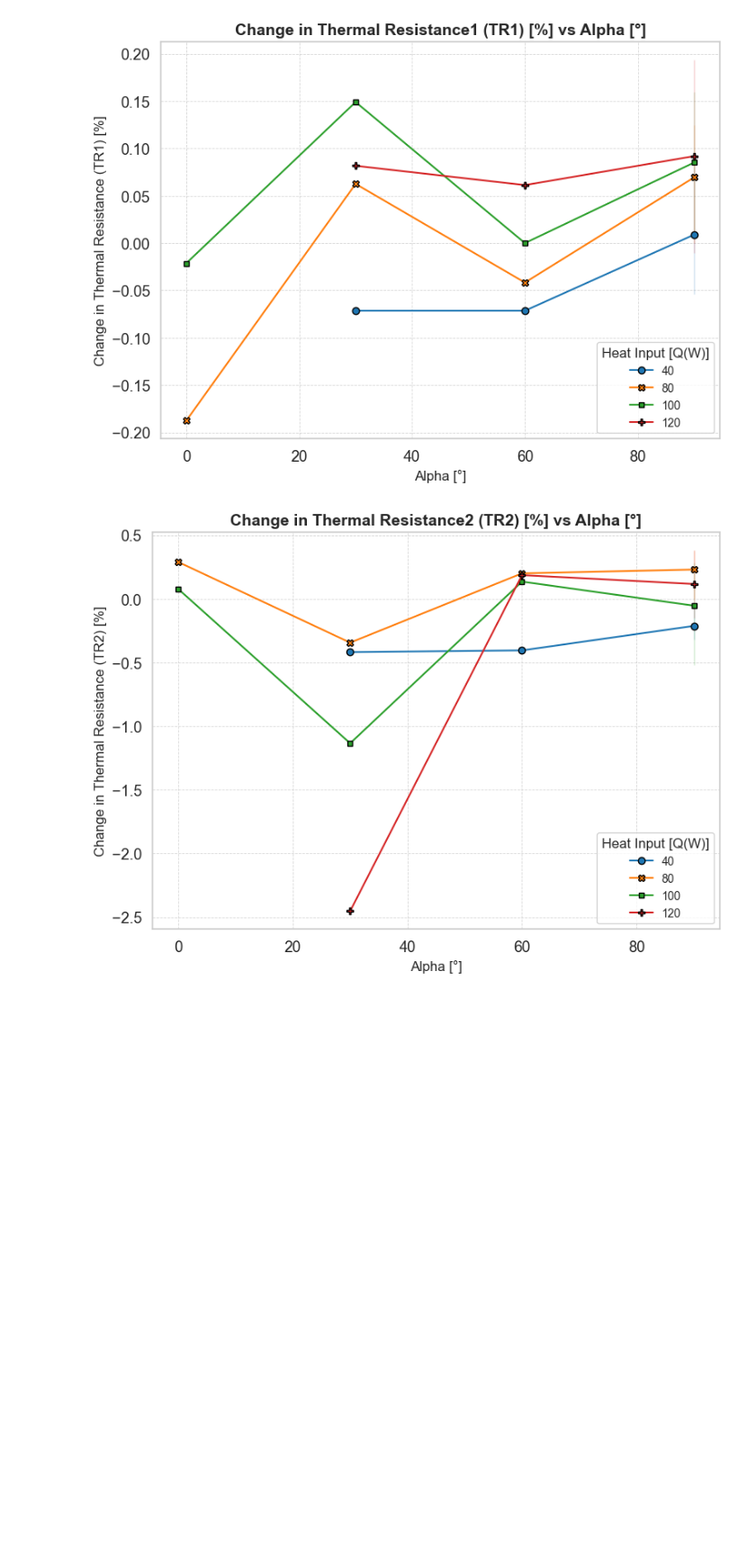
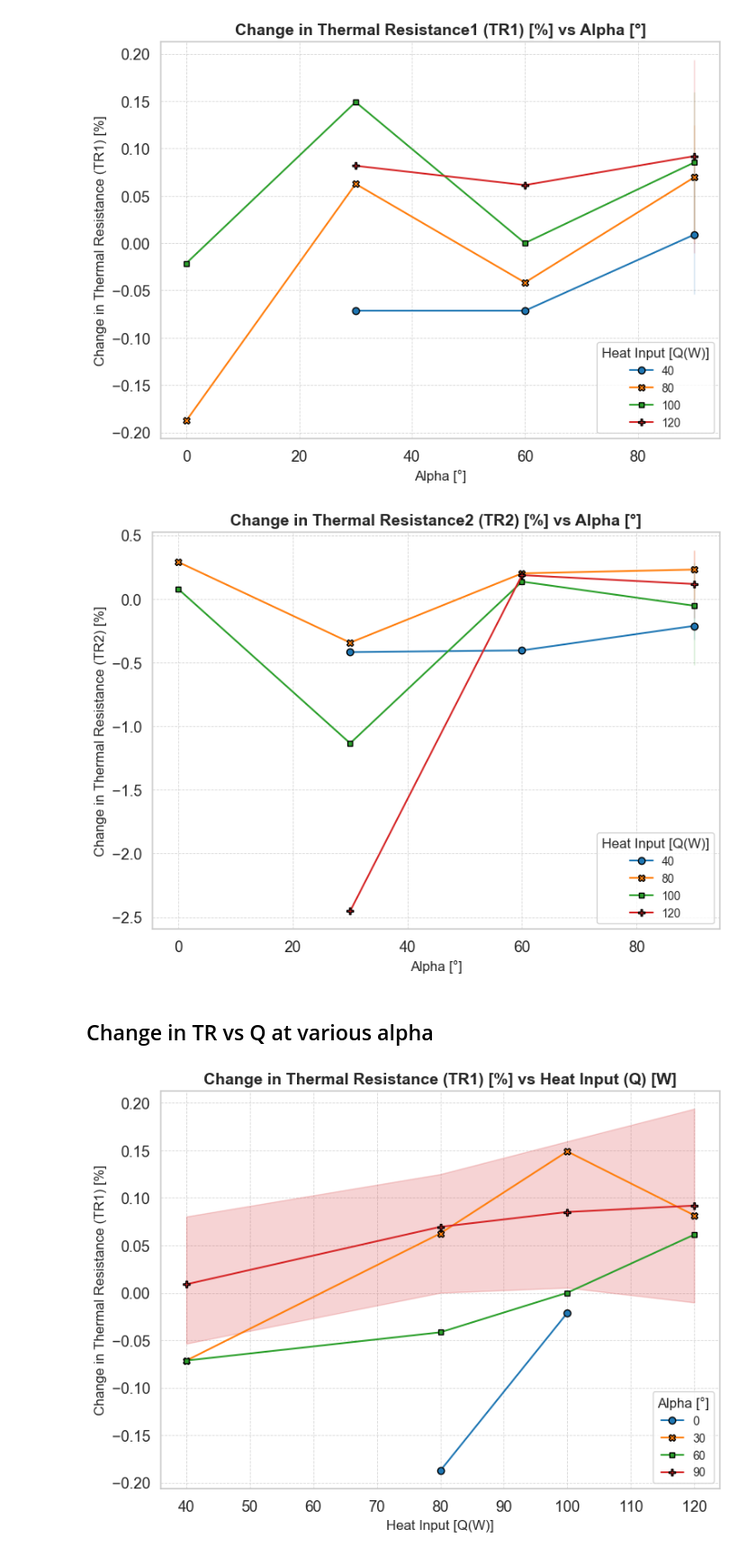
Before and after one commit to kamleshparmar17/Advanced_PulseHeatPipe_krp, a Jupyter notebook: ml/eda/plots_five_steps_method.ipynb, the cells around one changed output. Shown at 90% size. Cells and saved outputs as stored; diff of their text form; code cells hidden in the pictures; blank space fills up the shorter version.

Commit message:
plots_five_steps_method is updated

```diff
--- a/ml/eda/plots_five_steps_method.ipynb
+++ b/ml/eda/plots_five_steps_method.ipynb
@@ -894,3 +847,71 @@ plt.tight_layout()
 plt.show()
 # %% [output]
 [figure]
+# %% [markdown]
+## Change in TR vs Q at various alpha
+# %%
+#import pandas as pd
+#import seaborn as sns
+#import matplotlib.pyplot as plt
+
+# Load the Excel file
+file_path = '../../data/observation_alpha_beta.xlsx'
+excel_data = pd.ExcelFile(file_path)
+
+# Load the data from the "demo" sheet
+df = excel_data.parse("demo")
+
+# Drop rows with missing or NaN values in the relevant columns
+df_cleaned = df.dropna(subset=["alpha", "Change_in_TR1[%]", "Q[W]"])
+
+# Check unique alpha values for the plot
+unique_alpha_values = df_cleaned["alpha"].unique()
+
+# Set style and context for publication-quality visuals
+sns.set_context("notebook", font_scale=1.2)
+sns.set_style("whitegrid")
+
+# Define a color palette with the number of unique alpha values
+palette = sns.color_palette("tab10", n_colors=len(unique_alpha_values))
+
+# Create the plot for Change_in_TR1[%] vs Q[W] at various alpha values
+plt.figure(figsize=(8, 6))
+
+sns.lineplot(
+    data=df_cleaned,
+    x="Q[W]",
+    y="Change_in_TR1[%]",
+    hue="alpha",
+    style="alpha",  # Different line styles based on "alpha"
+    markers=True,  # Add markers for data points
+    dashes=False,  # Use solid lines
+    palette=palette,  # Use the vivid color palette
+    marker='o',  # Circular markers
+    markerfacecolor='auto',  # Markers filled with line color
+    markeredgecolor='black',  # Black edge for better contrast
+    markeredgewidth=1  # Adjust the edge width
+)
+
+# Add title and labels
+plt.title("Change in Thermal Resistance (TR1) [%] vs Heat Input (Q) [W]", fontsize=14, fontweight='bold')
+plt.xlabel("Heat Input [Q(W)]", fontsize=12)
+plt.ylabel("Change in Thermal Resistance (TR1) [%]", fontsize=12)
+
+# Customize legend
+plt.legend(
+    title="Alpha [°]",
+    fontsize=10,
+    title_fontsize=12,
+    loc="lower right",  # Place the legend at the upper-left corner
+    frameon=True,  # Add a box around the legend
+    shadow=False   # Avoid shadow for a cleaner look
+)
+
+# Add grid lines for better readability
+plt.grid(True, which='both', linestyle='--', linewidth=0.6, alpha=0.8)
+
+# Display the plot
+plt.tight_layout()
+plt.show()
+# %% [output]
+[figure, added]
```
Also changed, not shown: parts of 7 cells of this notebook.
